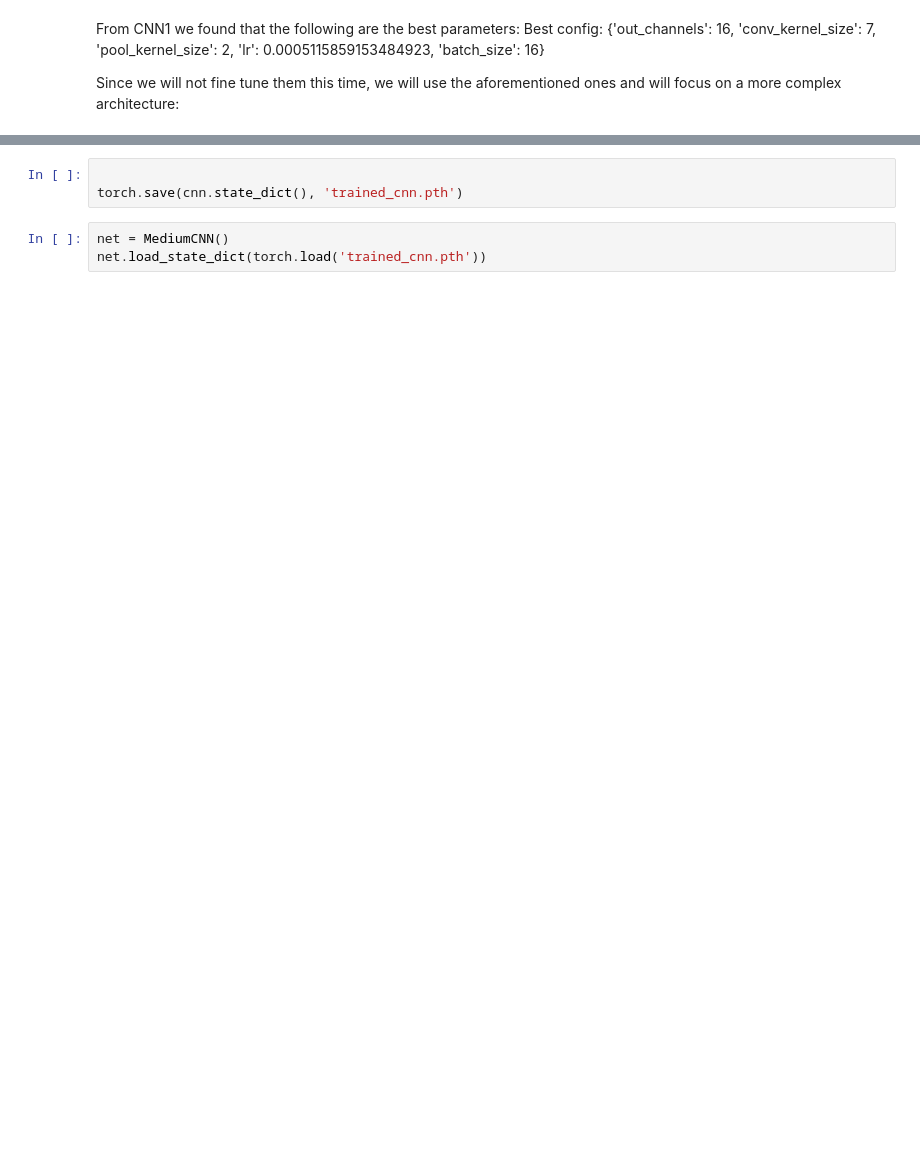
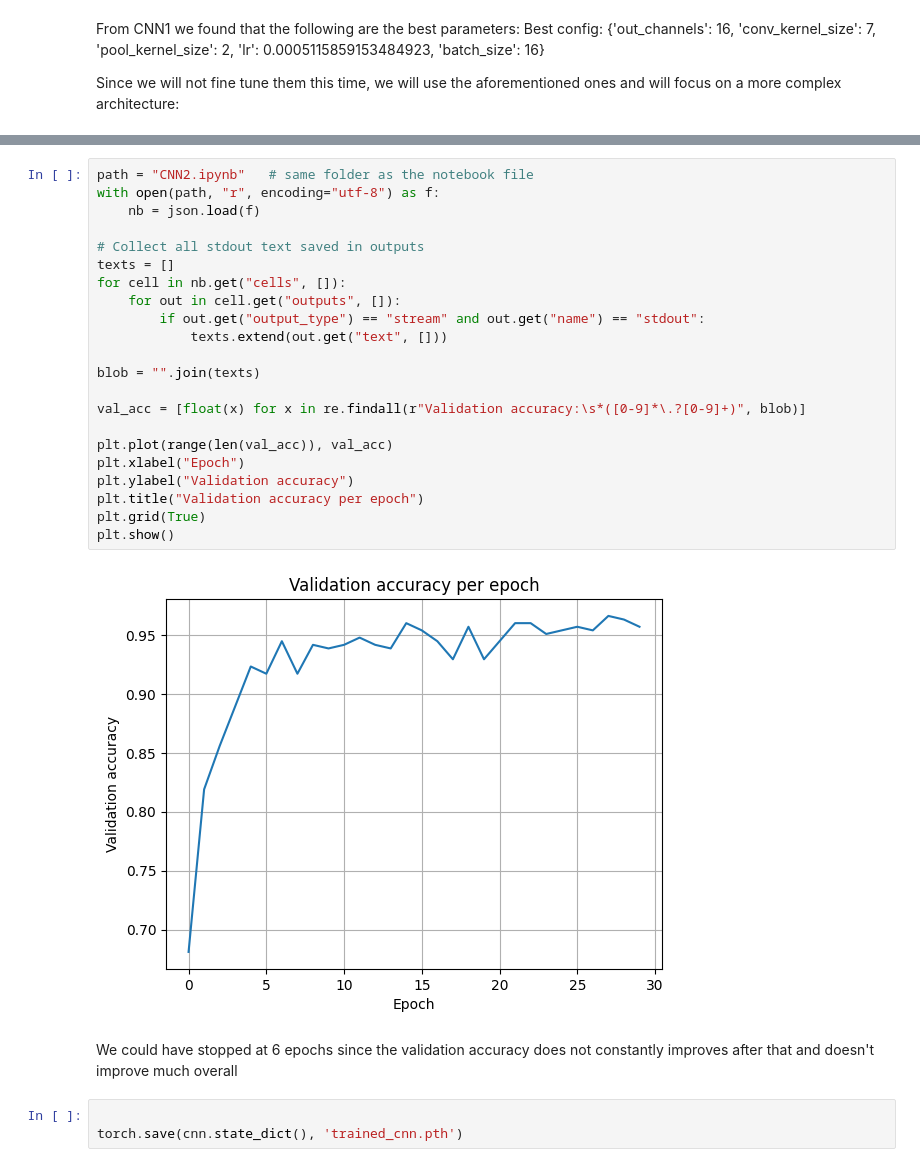
Before and after one commit to b8niiii/RockPaperScissorNew, a Jupyter notebook: CNNs/CNN2.ipynb, the cells around one changed output, grey strips where cells are left out. Drawn from its saved outputs; the diff is of its cells as text; blank space fills up the shorter version.

```diff
--- a/CNNs/CNN2.ipynb
+++ b/CNNs/CNN2.ipynb
@@ -157,9 +157,32 @@ Validation accuracy: 0.9631901840490797
 Training epoch 29...
 Loss = 0.2384
 Validation accuracy: 0.9570552147239264
+# %%
+path = "CNN2.ipynb"   # same folder as the notebook file
+with open(path, "r", encoding="utf-8") as f:
+    nb = json.load(f)
+
+# Collect all stdout text saved in outputs
+texts = []
+for cell in nb.get("cells", []):
+    for out in cell.get("outputs", []):
+        if out.get("output_type") == "stream" and out.get("name") == "stdout":
+            texts.extend(out.get("text", []))
+
+blob = "".join(texts)
+
+val_acc = [float(x) for x in re.findall(r"Validation accuracy:\s*([0-9]*\.?[0-9]+)", blob)]
+
+plt.plot(range(len(val_acc)), val_acc)
+plt.xlabel("Epoch")
+plt.ylabel("Validation accuracy")
+plt.title("Validation accuracy per epoch")
+plt.grid(True)
+plt.show()
+# %% [output]
+[figure, added]
+# %% [markdown]
+We could have stopped at 6 epochs since the validation accuracy does not constantly improves after that and doesn't improve much overall
 # %%
 
 torch.save(cnn.state_dict(), 'trained_cnn.pth')
-# %%
-net = MediumCNN()
-net.load_state_dict(torch.load('trained_cnn.pth'))
```
Also changed, not shown: parts of 4 cells of this notebook, 4 other files.
